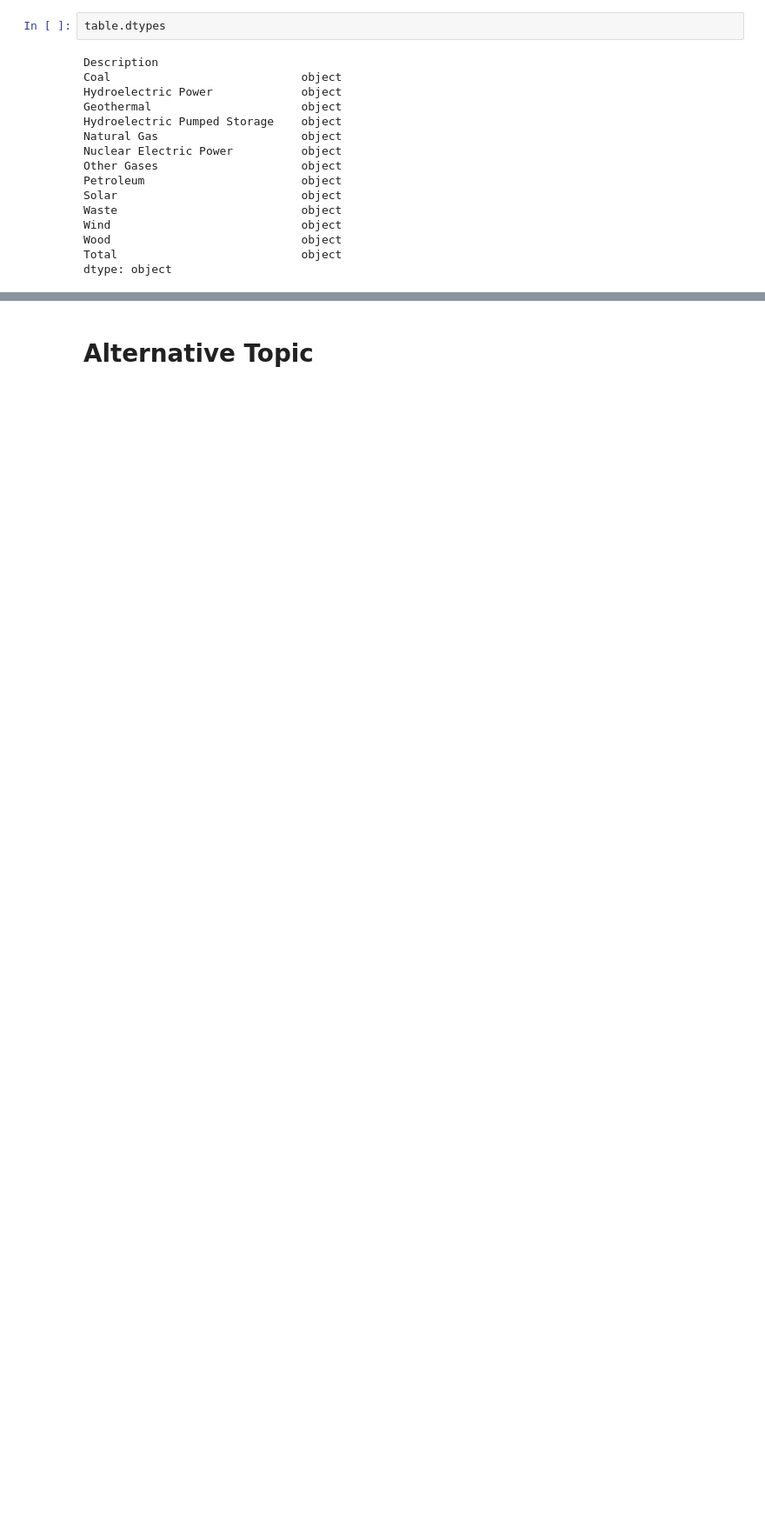
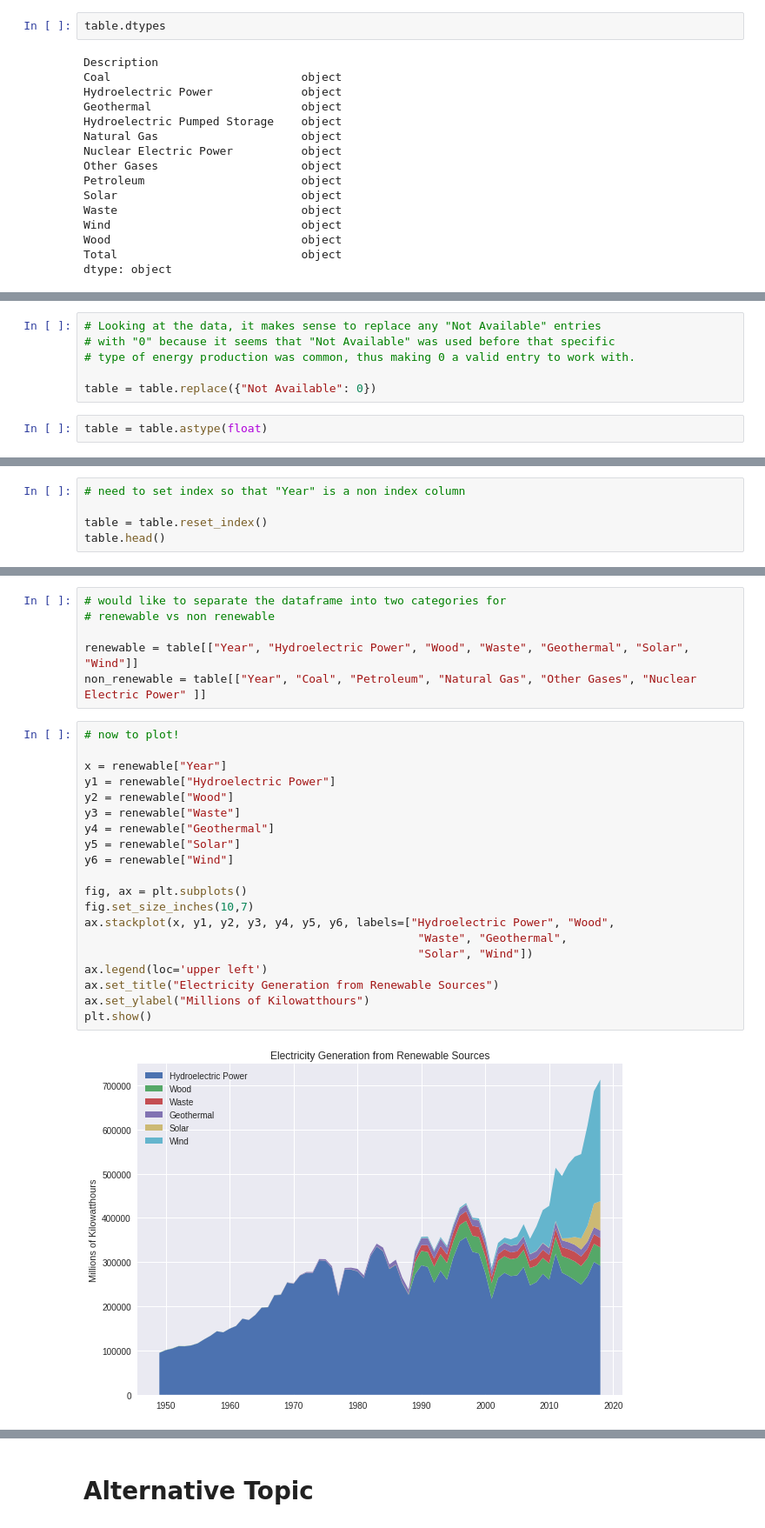
Before and after one commit to LambdaSchool/DS-Unit-1-Sprint-5-Data-Storytelling-Blog-Post, a Jupyter notebook: LJ_project_week_data.ipynb, the cells around one changed output, grey strips where cells are left out. Shown at 87% size. Saved outputs shown, nothing was run; the diff lists cells and outputs as text; blank space fills up the shorter version.

Commit message:
Came up with a few visualizations

```diff
--- a/LJ_project_week_data.ipynb
+++ b/LJ_project_week_data.ipynb
@@ -224,0 +261,8 @@ dtype: object
+# %%
+# Looking at the data, it makes sense to replace any "Not Available" entries
+# with "0" because it seems that "Not Available" was used before that specific
+# type of energy production was common, thus making 0 a valid entry to work with.
+
+table = table.replace({"Not Available": 0})
+# %%
+table = table.astype(float)
@@ -224,0 +287,5 @@ dtype: object
+# %%
+# need to set index so that "Year" is a non index column
+
+table = table.reset_index()
+table.head()
@@ -224,0 +299,28 @@ dtype: object
+# %%
+# would like to separate the dataframe into two categories for
+# renewable vs non renewable
+
+renewable = table[["Year", "Hydroelectric Power", "Wood", "Waste", "Geothermal", "Solar", "Wind"]]
+non_renewable = table[["Year", "Coal", "Petroleum", "Natural Gas", "Other Gases", "Nuclear Electric Power" ]]
+# %%
+# now to plot!
+
+x = renewable["Year"]
+y1 = renewable["Hydroelectric Power"]
+y2 = renewable["Wood"]
+y3 = renewable["Waste"]
+y4 = renewable["Geothermal"]
+y5 = renewable["Solar"]
+y6 = renewable["Wind"]
+
+fig, ax = plt.subplots()
+fig.set_size_inches(10,7)
+ax.stackplot(x, y1, y2, y3, y4, y5, y6, labels=["Hydroelectric Power", "Wood",
+                                                 "Waste", "Geothermal",
+                                                 "Solar", "Wind"])
+ax.legend(loc='upper left')
+ax.set_title("Electricity Generation from Renewable Sources")
+ax.set_ylabel("Millions of Kilowatthours")
+plt.show()
+# %% [output]
+[figure, added]
```
Also changed, not shown: parts of 6 cells of this notebook.
